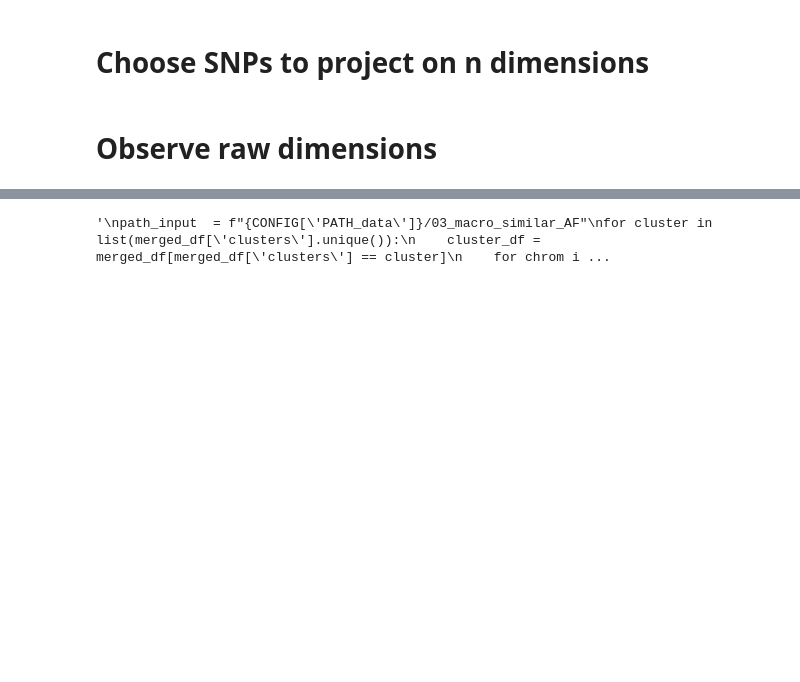
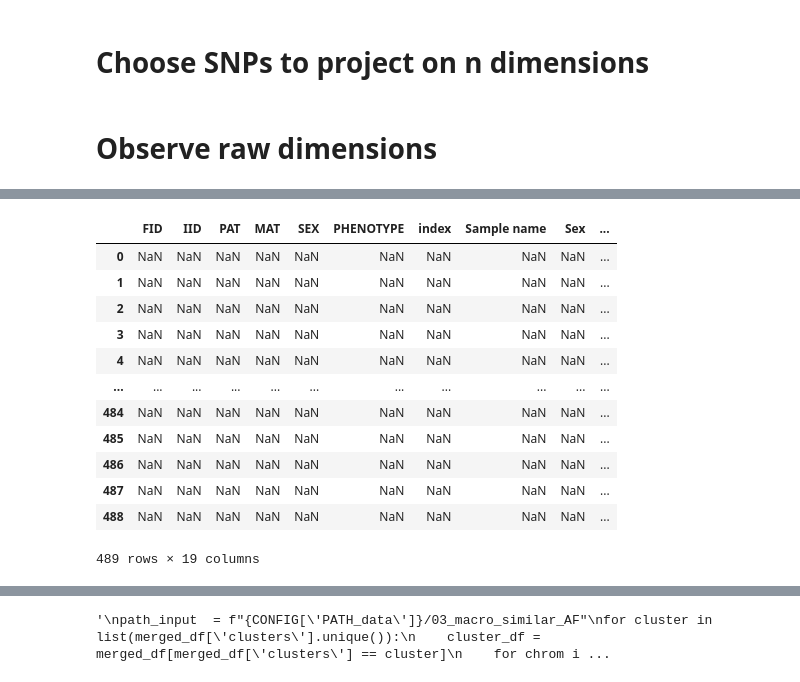
Before and after one commit to mat2m10/pca_projection, a Jupyter notebook: run_test.ipynb, the cells around one changed output, grey strips where cells are left out. Drawn from its saved outputs; the diff is of its cells as text; code cells hidden in the pictures; blank space fills up the shorter version.

```diff
--- a/run_test.ipynb
+++ b/run_test.ipynb
@@ -216 +300,17 @@ ids
+# %%
+temp_ids
+# %% [output]
+|  | FID | IID | PAT | MAT | SEX | PHENOTYPE | index | Sample name | Sex | ... |
+| 0 | NaN | NaN | NaN | NaN | NaN | NaN | NaN | NaN | NaN | ... |
+| 1 | NaN | NaN | NaN | NaN | NaN | NaN | NaN | NaN | NaN | ... |
+| 2 | NaN | NaN | NaN | NaN | NaN | NaN | NaN | NaN | NaN | ... |
+| 3 | NaN | NaN | NaN | NaN | NaN | NaN | NaN | NaN | NaN | ... |
+| 4 | NaN | NaN | NaN | NaN | NaN | NaN | NaN | NaN | NaN | ... |
+| ... | ... | ... | ... | ... | ... | ... | ... | ... | ... | ... |
+| 484 | NaN | NaN | NaN | NaN | NaN | NaN | NaN | NaN | NaN | ... |
+| 485 | NaN | NaN | NaN | NaN | NaN | NaN | NaN | NaN | NaN | ... |
+| 486 | NaN | NaN | NaN | NaN | NaN | NaN | NaN | NaN | NaN | ... |
+| 487 | NaN | NaN | NaN | NaN | NaN | NaN | NaN | NaN | NaN | ... |
+| 488 | NaN | NaN | NaN | NaN | NaN | NaN | NaN | NaN | NaN | ... |
+489 rows × 19 columns
 # %%
```
Also changed, not shown: parts of 17 cells of this notebook, 1 other file.
